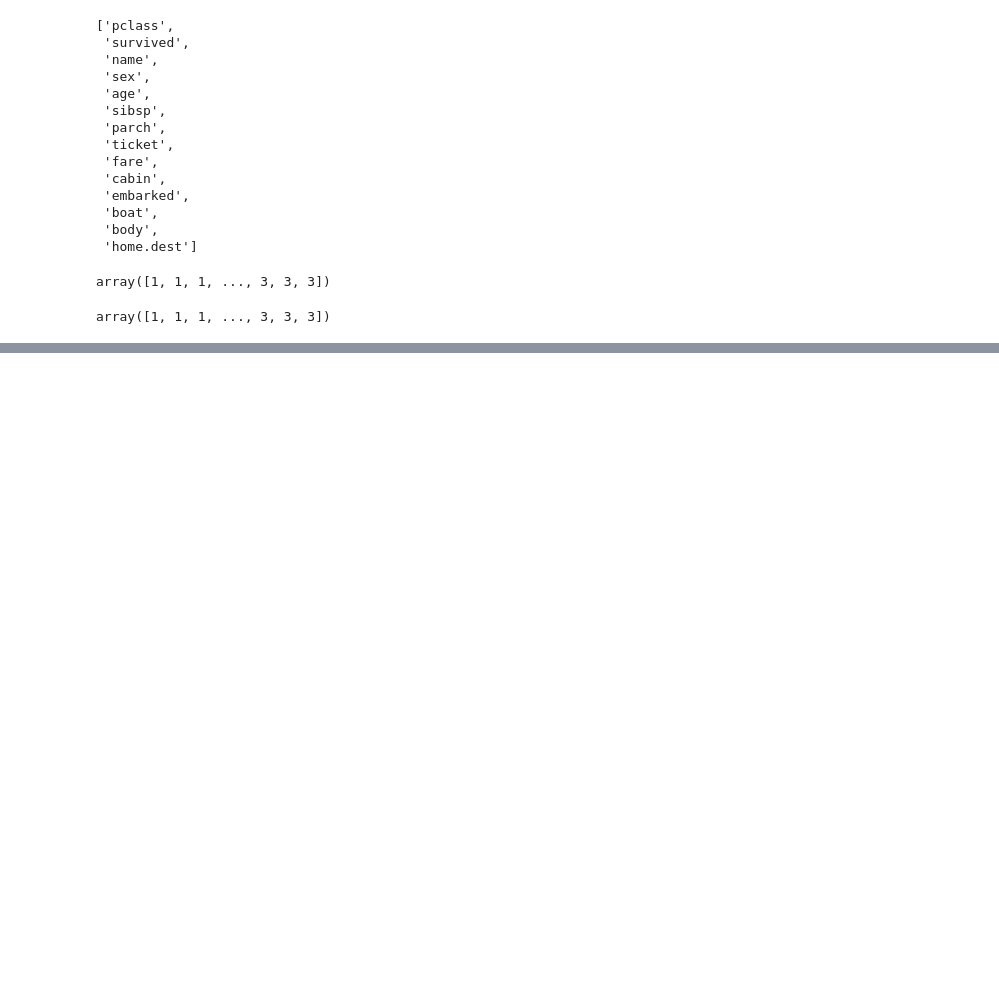
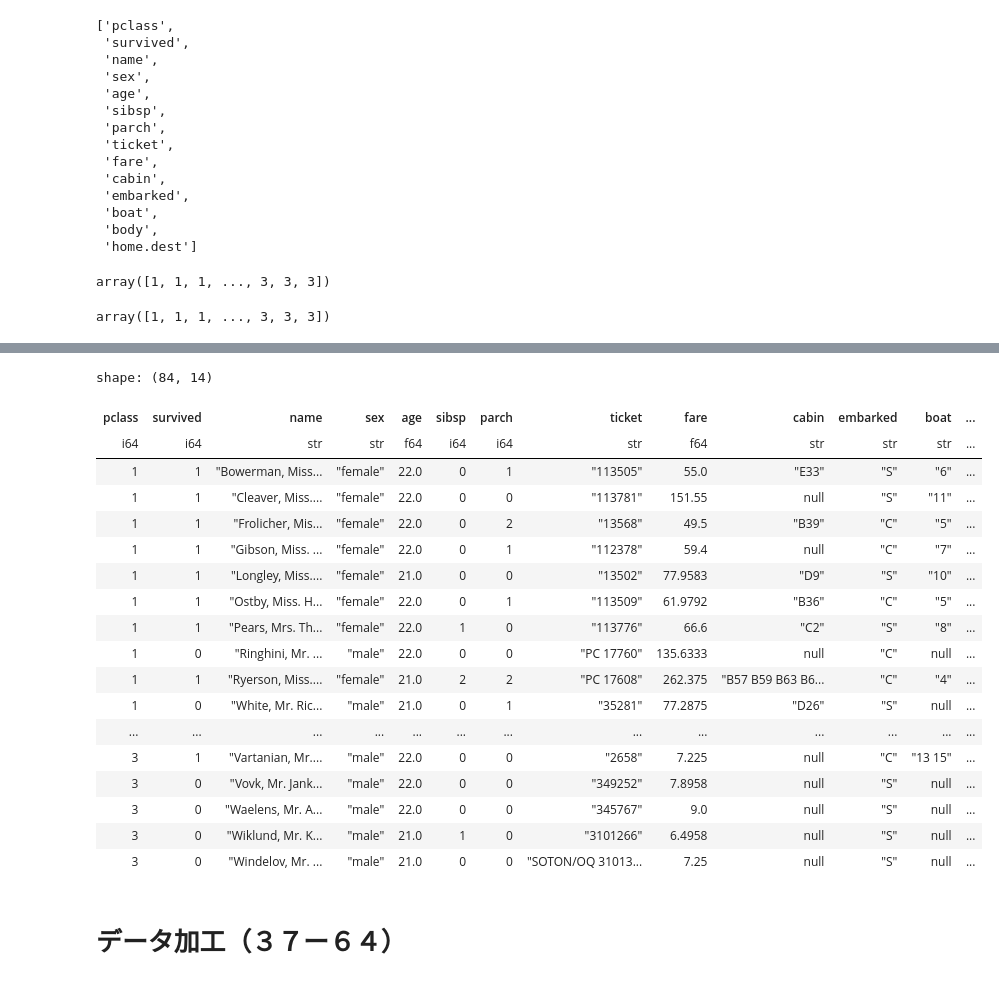
Before and after one commit to HiroshiATakano/Polars_100_knocks, a Jupyter notebook: Polars_100_Knocks.ipynb, the cells around one changed output, grey strips where cells are left out. Drawn from its saved outputs; the diff is of its cells as text; code cells hidden in the pictures; blank space fills up the shorter version.

```diff
--- a/Polars_100_Knocks.ipynb
+++ b/Polars_100_Knocks.ipynb
@@ -274,0 +541,3 @@ shape: (5, 17)
+# %%
+df = initialize1()
+df.filter(pl.col('age')>=30).head()
@@ -274,0 +553,24 @@ shape: (5, 17)
+# %%
+df.filter(pl.col('age').is_between(21,22, closed="both"))
+# %% [output]
+shape: (84, 14)
+| pclass | survived | name | sex | age | sibsp | parch | ticket | fare | cabin | embarked | boat | ... |
+| i64 | i64 | str | str | f64 | i64 | i64 | str | f64 | str | str | str | ... |
+| 1 | 1 | "Bowerman, Miss... | "female" | 22.0 | 0 | 1 | "113505" | 55.0 | "E33" | "S" | "6" | ... |
+| 1 | 1 | "Cleaver, Miss.... | "female" | 22.0 | 0 | 0 | "113781" | 151.55 | null | "S" | "11" | ... |
+| 1 | 1 | "Frolicher, Mis... | "female" | 22.0 | 0 | 2 | "13568" | 49.5 | "B39" | "C" | "5" | ... |
+| 1 | 1 | "Gibson, Miss. ... | "female" | 22.0 | 0 | 1 | "112378" | 59.4 | null | "C" | "7" | ... |
+| 1 | 1 | "Longley, Miss.... | "female" | 21.0 | 0 | 0 | "13502" | 77.9583 | "D9" | "S" | "10" | ... |
+| 1 | 1 | "Ostby, Miss. H... | "female" | 22.0 | 0 | 1 | "113509" | 61.9792 | "B36" | "C" | "5" | ... |
+| 1 | 1 | "Pears, Mrs. Th... | "female" | 22.0 | 1 | 0 | "113776" | 66.6 | "C2" | "S" | "8" | ... |
+| 1 | 0 | "Ringhini, Mr. ... | "male" | 22.0 | 0 | 0 | "PC 17760" | 135.6333 | null | "C" | null | ... |
+| 1 | 1 | "Ryerson, Miss.... | "female" | 21.0 | 2 | 2 | "PC 17608" | 262.375 | "B57 B59 B63 B6... | "C" | "4" | ... |
+| 1 | 0 | "White, Mr. Ric... | "male" | 21.0 | 0 | 1 | "35281" | 77.2875 | "D26" | "S" | null | ... |
+| ... | ... | ... | ... | ... | ... | ... | ... | ... | ... | ... | ... | ... |
+| 3 | 1 | "Vartanian, Mr.... | "male" | 22.0 | 0 | 0 | "2658" | 7.225 | null | "C" | "13 15" | ... |
+| 3 | 0 | "Vovk, Mr. Jank... | "male" | 22.0 | 0 | 0 | "349252" | 7.8958 | null | "S" | null | ... |
+| 3 | 0 | "Waelens, Mr. A... | "male" | 22.0 | 0 | 0 | "345767" | 9.0 | null | "S" | null | ... |
+| 3 | 0 | "Wiklund, Mr. K... | "male" | 21.0 | 1 | 0 | "3101266" | 6.4958 | null | "S" | null | ... |
+| 3 | 0 | "Windelov, Mr. ... | "male" | 21.0 | 0 | 0 | "SOTON/OQ 31013... | 7.25 | null | "S" | null | ... |
+# %% [markdown]
+# データ加工（３７ー６４）
```
Also changed, not shown: parts of 32 cells of this notebook, 2 other files.
